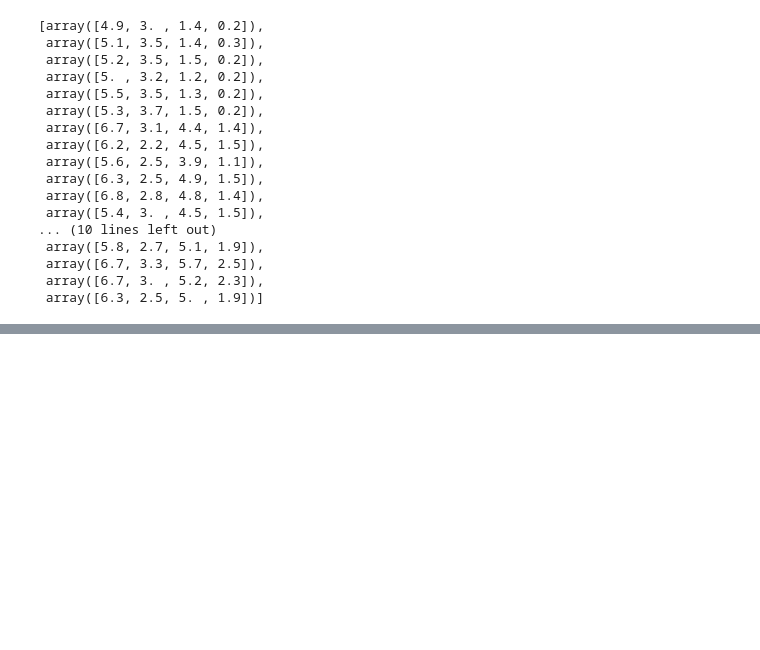
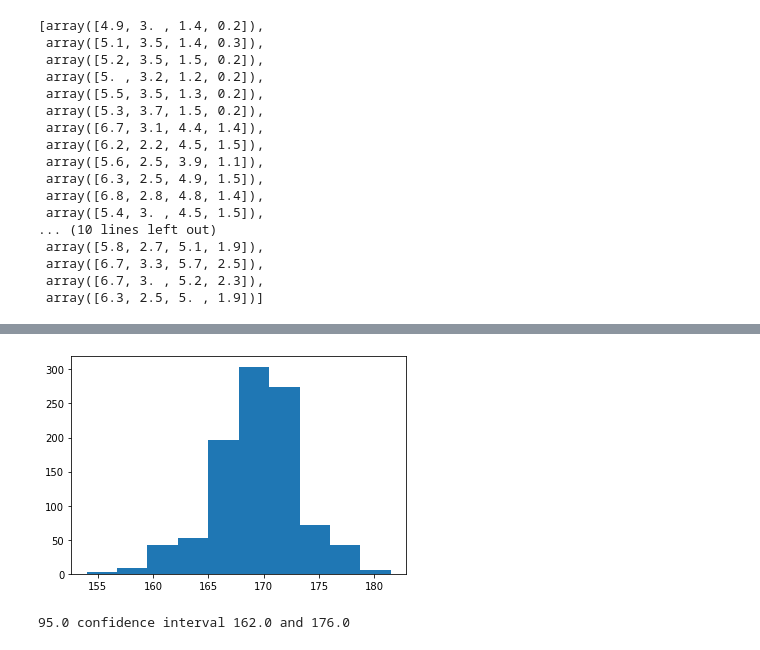
Before and after one commit to anandmukul1701/Data_Science, a Jupyter notebook: Applied AI/M2 - EDA & Data Vizualisation/Prob & Stats.ipynb, the cells around one changed output, grey strips where cells are left out. Drawn from its saved outputs; the diff is of its cells as text; code cells hidden in the pictures; blank space fills up the shorter version.

```diff
--- a/Applied AI/M2 - EDA & Data Vizualisation/Prob & Stats.ipynb
+++ b/Applied AI/M2 - EDA & Data Vizualisation/Prob & Stats.ipynb
@@ -126,0 +139,15 @@ sampled_data
+# %%
+# dataset
+x = np.array([180,162,158,172,168,150,171,183,165,176])
+
+# configure bootstrap
+n_iterations = 1000
+n_size = int(len(x))
+# %%
+# run bootstrap
+medians = list()
+for i in range(n_iterations):
+    # prepare train and test sets
+    s = resample(x, n_samples=n_size)
+    m = np.median(s)
+    medians.append(m)
@@ -126,0 +174,16 @@ sampled_data
+# %%
+plt.hist(medians)
+plt.show()
+# %% [output]
+[figure, added]
+# %%
+# confidence intervals
+alpha = 0.95
+p = ((1.0-alpha)/2)*100
+lower = np.percentile(medians,p)
+
+p = (alpha+((1.0-alpha)/2))*100
+upper = np.percentile(medians,p)
+print('%.1f confidence interval %.1f and %.1f' % (alpha*100, lower, upper))
+# %% [output]
+95.0 confidence interval 162.0 and 176.0
```
Also changed, not shown: parts of 5 cells of this notebook.
